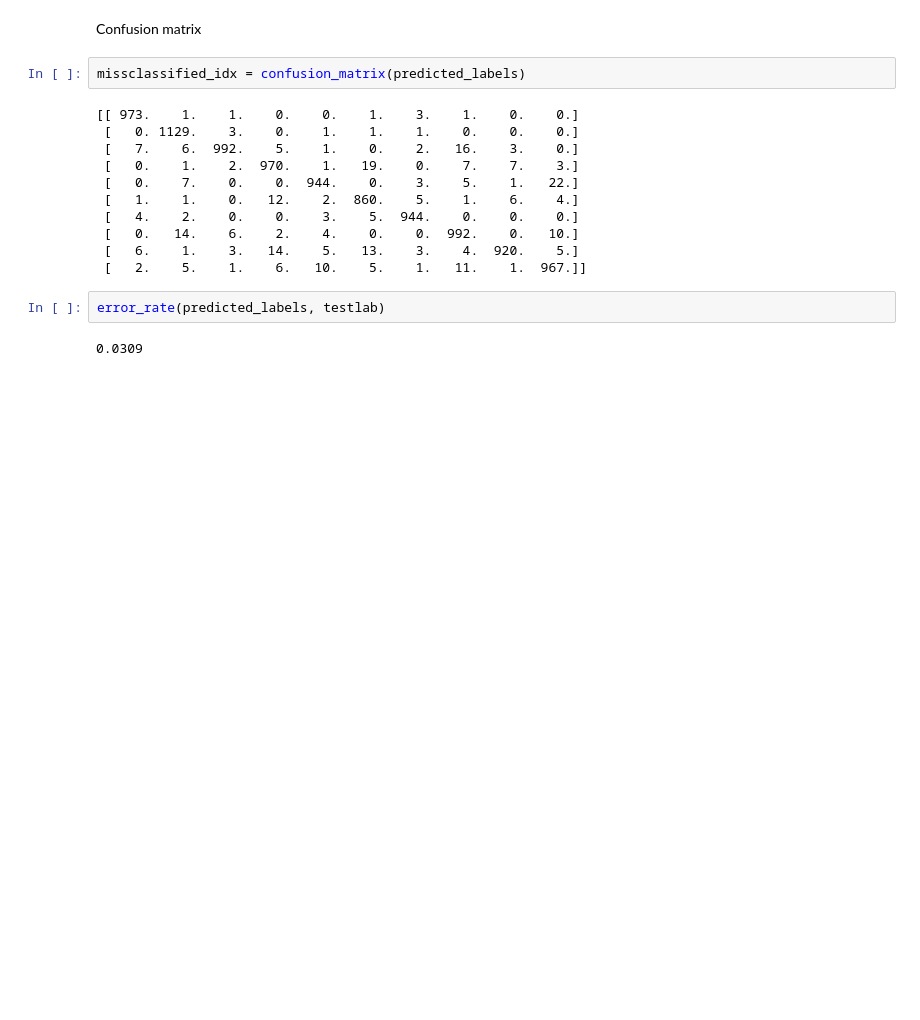
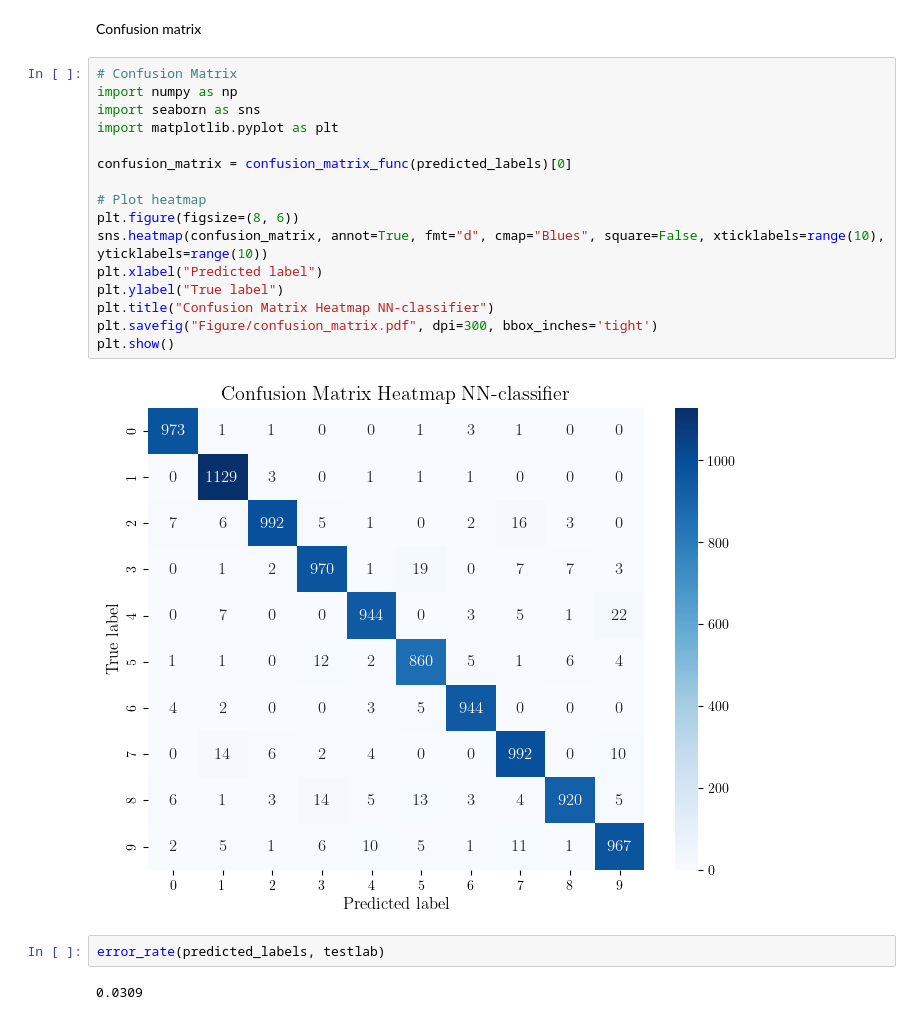
Before and after one commit to mokamv/Classification-Project, a Jupyter notebook: Task 2/numberclass.ipynb, the cells around one changed output. Cells and saved outputs as stored; diff of their text form; blank space fills up the shorter version.

```diff
--- a/Task 2/numberclass.ipynb
+++ b/Task 2/numberclass.ipynb
@@ -92,18 +92,23 @@ predicted_labels = nnclassifier()
 # %% [markdown]
 Confusion matrix
-# %%
-missclassified_idx = confusion_matrix(predicted_labels)
-# %% [output]
-[[ 973.    1.    1.    0.    0.    1.    3.    1.    0.    0.]
- [   0. 1129.    3.    0.    1.    1.    1.    0.    0.    0.]
- [   7.    6.  992.    5.    1.    0.    2.   16.    3.    0.]
- [   0.    1.    2.  970.    1.   19.    0.    7.    7.    3.]
- [   0.    7.    0.    0.  944.    0.    3.    5.    1.   22.]
- [   1.    1.    0.   12.    2.  860.    5.    1.    6.    4.]
- [   4.    2.    0.    0.    3.    5.  944.    0.    0.    0.]
- [   0.   14.    6.    2.    4.    0.    0.  992.    0.   10.]
- [   6.    1.    3.   14.    5.   13.    3.    4.  920.    5.]
- [   2.    5.    1.    6.   10.    5.    1.   11.    1.  967.]]
+# %%
+# Confusion Matrix
+import numpy as np
+import seaborn as sns
+import matplotlib.pyplot as plt
+
+confusion_matrix = confusion_matrix_func(predicted_labels)[0]
+
+# Plot heatmap
+plt.figure(figsize=(8, 6))
+sns.heatmap(confusion_matrix, annot=True, fmt="d", cmap="Blues", square=False, xticklabels=range(10), yticklabels=range(10))
+plt.xlabel("Predicted label")
+plt.ylabel("True label")
+plt.title("Confusion Matrix Heatmap NN-classifier")
+plt.savefig("Figure/confusion_matrix.pdf", dpi=300, bbox_inches='tight')
+plt.show()
+# %% [output]
+[figure, added]
 # %%
 error_rate(predicted_labels, testlab)
 # %% [output]
```
Also changed, not shown: parts of 11 cells of this notebook, 22 other files.
